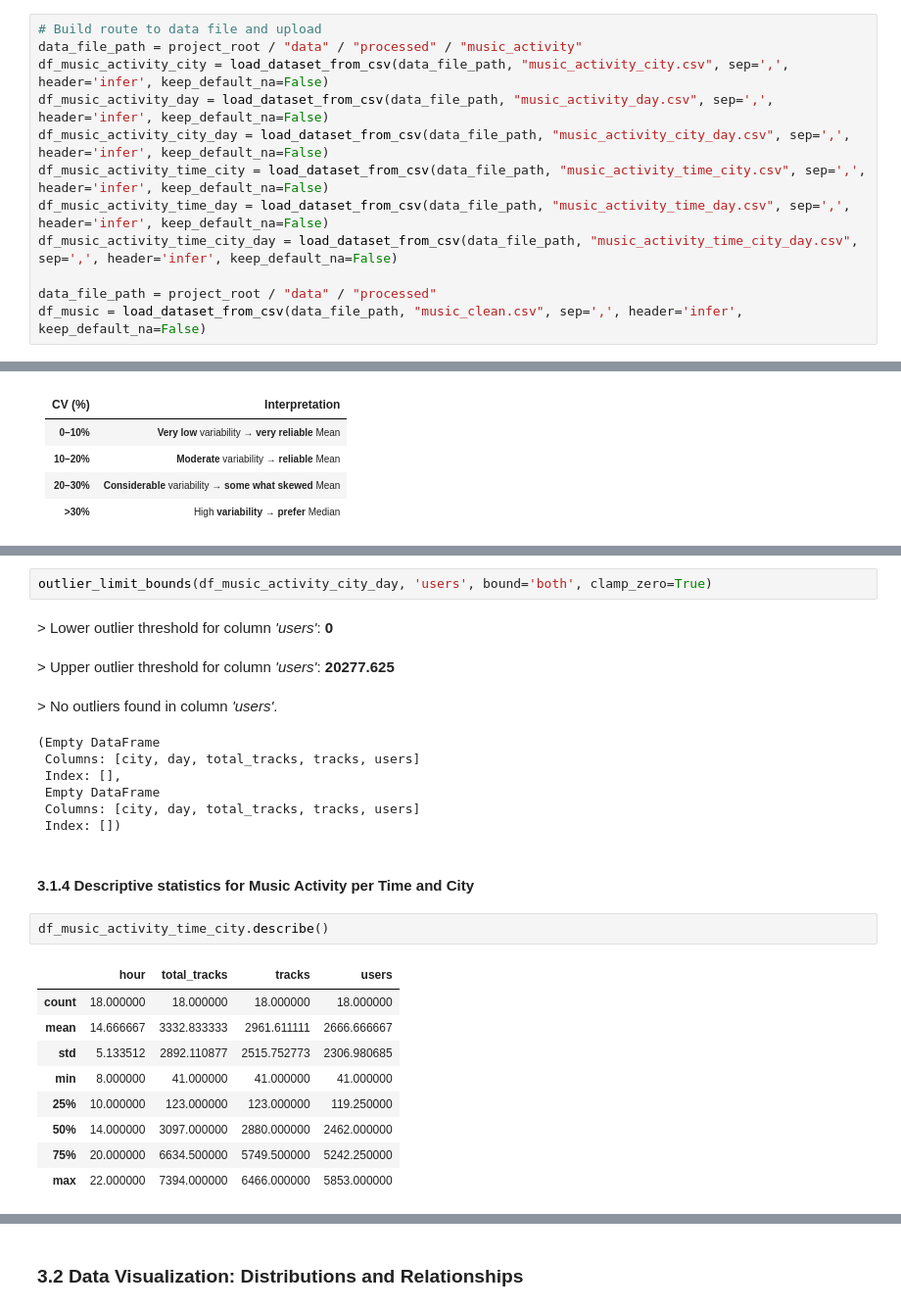
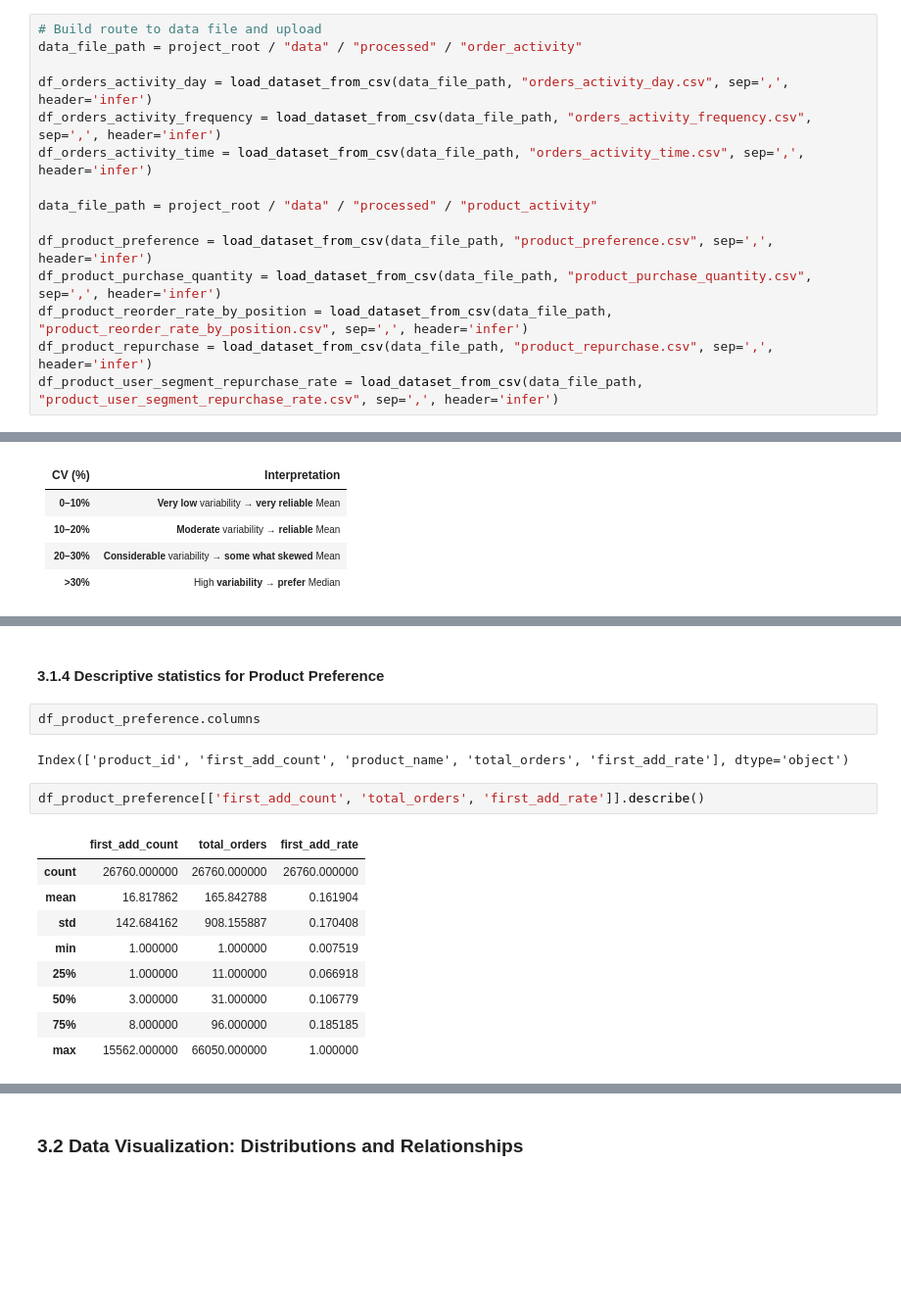
Before and after one commit to LuisPastranaLemus/P_20250505_Purchasing_activity_analysis, a Jupyter notebook: notebooks/03_eda_music_activity.ipynb, the cells around one changed output, grey strips where cells are left out. Shown at 98% size. Drawn from its saved outputs; the diff is of its cells as text; blank space fills up the shorter version.

```diff
--- a/notebooks/03_eda_music_activity.ipynb
+++ b/notebooks/03_eda_music_activity.ipynb
@@ -33,16 +37,19 @@ from src import *
 ## __2. Path to Data file__
 # %%
 # Build route to data file and upload
-data_file_path = project_root / "data" / "processed" / "music_activity"
-df_music_activity_city = load_dataset_from_csv(data_file_path, "music_activity_city.csv", sep=',', header='infer', keep_default_na=False)
-df_music_activity_day = load_dataset_from_csv(data_file_path, "music_activity_day.csv", sep=',', header='infer', keep_default_na=False)
-df_music_activity_city_day = load_dataset_from_csv(data_file_path, "music_activity_city_day.csv", sep=',', header='infer', keep_default_na=False)
-df_music_activity_time_city = load_dataset_from_csv(data_file_path, "music_activity_time_city.csv", sep=',', header='infer', keep_default_na=False)
-df_music_activity_time_day = load_dataset_from_csv(data_file_path, "music_activity_time_day.csv", sep=',', header='infer', keep_default_na=False)
-df_music_activity_time_city_day = load_dataset_from_csv(data_file_path, "music_activity_time_city_day.csv", sep=',', header='infer', keep_default_na=False)
+data_file_path = project_root / "data" / "processed" / "order_activity"
 
-data_file_path = project_root / "data" / "processed"
-df_music = load_dataset_from_csv(data_file_path, "music_clean.csv", sep=',', header='infer', keep_default_na=False)
+df_orders_activity_day = load_dataset_from_csv(data_file_path, "orders_activity_day.csv", sep=',', header='infer')
+df_orders_activity_frequency = load_dataset_from_csv(data_file_path, "orders_activity_frequency.csv", sep=',', header='infer')
+df_orders_activity_time = load_dataset_from_csv(data_file_path, "orders_activity_time.csv", sep=',', header='infer')
+
+data_file_path = project_root / "data" / "processed" / "product_activity"
+
+df_product_preference = load_dataset_from_csv(data_file_path, "product_preference.csv", sep=',', header='infer')
+df_product_purchase_quantity = load_dataset_from_csv(data_file_path, "product_purchase_quantity.csv", sep=',', header='infer')
+df_product_reorder_rate_by_position = load_dataset_from_csv(data_file_path, "product_reorder_rate_by_position.csv", sep=',', header='infer')
+df_product_repurchase = load_dataset_from_csv(data_file_path, "product_repurchase.csv", sep=',', header='infer')
+df_product_user_segment_repurchase_rate = load_dataset_from_csv(data_file_path, "product_user_segment_repurchase_rate.csv", sep=',', header='infer')
 # %% [markdown]
 ## __3. Exploratory Data Analysis__
 # %% [markdown]
@@ -266,28 +183,20 @@ outlier_limit_bounds(df_music_activity_city_day, 'tracks', bound='both', clamp_z
-# %%
-outlier_limit_bounds(df_music_activity_city_day, 'users', bound='both', clamp_zero=True)
-# %% [output]
-> Lower outlier threshold for column 'users': 0
-> Upper outlier threshold for column 'users': 20277.625
-> No outliers found in column 'users'.
-(Empty DataFrame
- Columns: [city, day, total_tracks, tracks, users]
- Index: [],
- Empty DataFrame
- Columns: [city, day, total_tracks, tracks, users]
- Index: [])
 # %% [markdown]
-#### 3.1.4 Descriptive statistics for Music Activity per Time and City
+#### 3.1.4 Descriptive statistics for Product Preference
+# %%
+df_product_preference.columns
+# %% [output]
+Index(['product_id', 'first_add_count', 'product_name', 'total_orders', 'first_add_rate'], dtype='object')
 # %%
-df_music_activity_time_city.describe()
+df_product_preference[['first_add_count', 'total_orders', 'first_add_rate']].describe()
 # %% [output]
-|  | hour | total_tracks | tracks | users |
-| count | 18.000000 | 18.000000 | 18.000000 | 18.000000 |
-| mean | 14.666667 | 3332.833333 | 2961.611111 | 2666.666667 |
-| std | 5.133512 | 2892.110877 | 2515.752773 | 2306.980685 |
-| min | 8.000000 | 41.000000 | 41.000000 | 41.000000 |
-| 25% | 10.000000 | 123.000000 | 123.000000 | 119.250000 |
-| 50% | 14.000000 | 3097.000000 | 2880.000000 | 2462.000000 |
-| 75% | 20.000000 | 6634.500000 | 5749.500000 | 5242.250000 |
-| max | 22.000000 | 7394.000000 | 6466.000000 | 5853.000000 |
+|  | first_add_count | total_orders | first_add_rate |
+| count | 26760.000000 | 26760.000000 | 26760.000000 |
+| mean | 16.817862 | 165.842788 | 0.161904 |
+| std | 142.684162 | 908.155887 | 0.170408 |
+| min | 1.000000 | 1.000000 | 0.007519 |
+| 25% | 1.000000 | 11.000000 | 0.066918 |
+| 50% | 3.000000 | 31.000000 | 0.106779 |
+| 75% | 8.000000 | 96.000000 | 0.185185 |
+| max | 15562.000000 | 66050.000000 | 1.000000 |
 # %%
 # Evaluate the coefficient of variation to select the proper measure of central tendency
```
Also changed, not shown: parts of 90 cells of this notebook, 4 other files.
